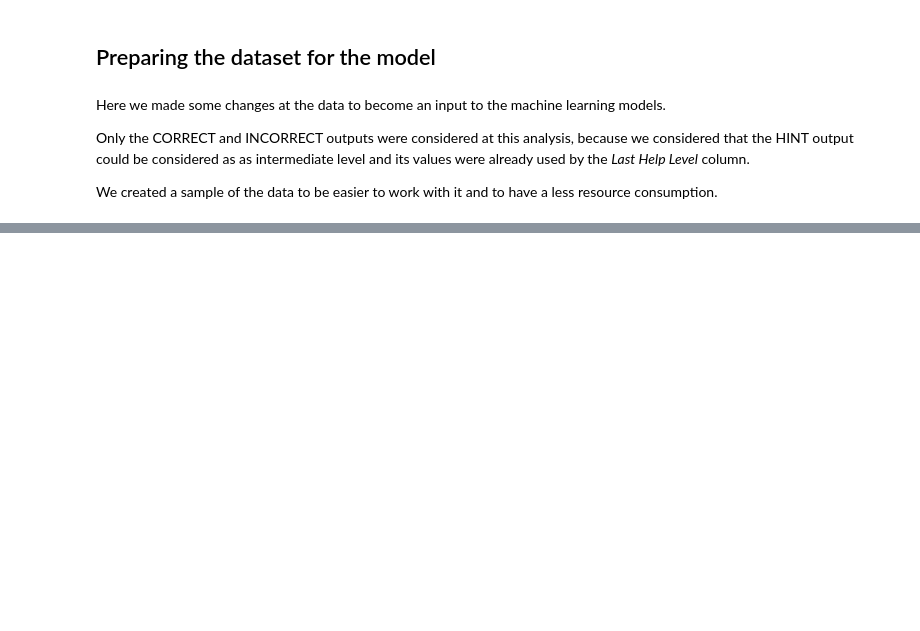
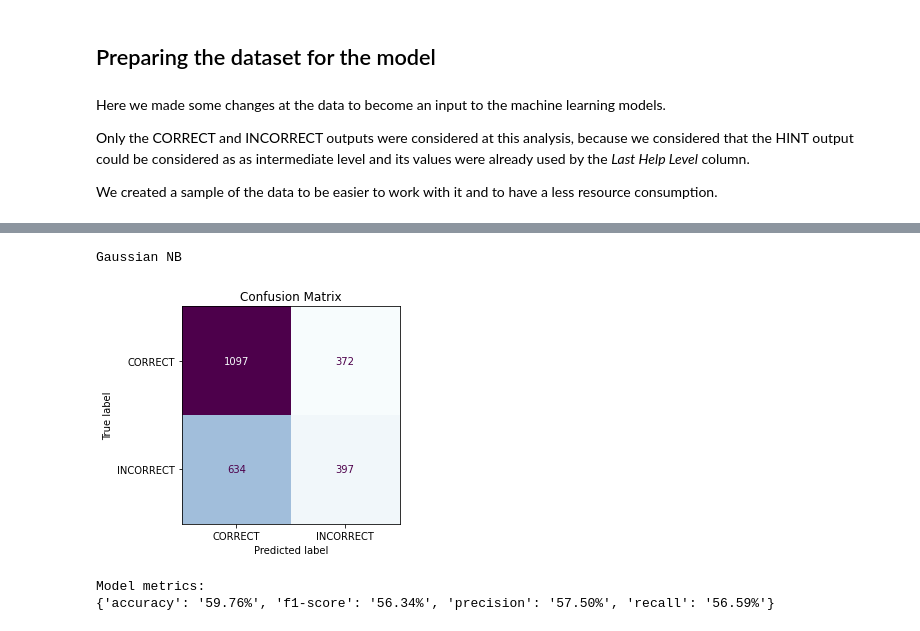
Before and after one commit to boa50/intelligent-tutoring-analysis, a Jupyter notebook: Analysis.ipynb, the cells around one changed output, grey strips where cells are left out. Saved outputs shown, nothing was run; the diff lists cells and outputs as text; code cells hidden in the pictures; blank space fills up the shorter version.

```diff
--- a/Analysis.ipynb
+++ b/Analysis.ipynb
@@ -494,0 +758,21 @@ Name: Outcome, dtype: int64
+# %%
+start_time = time.time()
+
+gaussian_nb_clf = GaussianNB()
+gaussian_nb_clf.fit(X_train, y_train);
+
+fit_time = round(time.time() - start_time, 2)
+# %%
+gaussian_nb_y_pred = gaussian_nb_clf.predict(X_test)
+
+metrics = get_metrics(y_test, gaussian_nb_y_pred)
+metrics['fit_time'] = fit_time
+
+model_metrics['Gaussian NB'] = metrics
+# %%
+plot_model_performance(y_test, gaussian_nb_y_pred, model_name='Gaussian NB');
+# %% [output]
+Gaussian NB
+[figure, added]
+Model metrics:
+{'accuracy': '59.76%', 'f1-score': '56.34%', 'precision': '57.50%', 'recall': '56.59%'}
```
Also changed, not shown: parts of 48 cells of this notebook, 1 other file.
